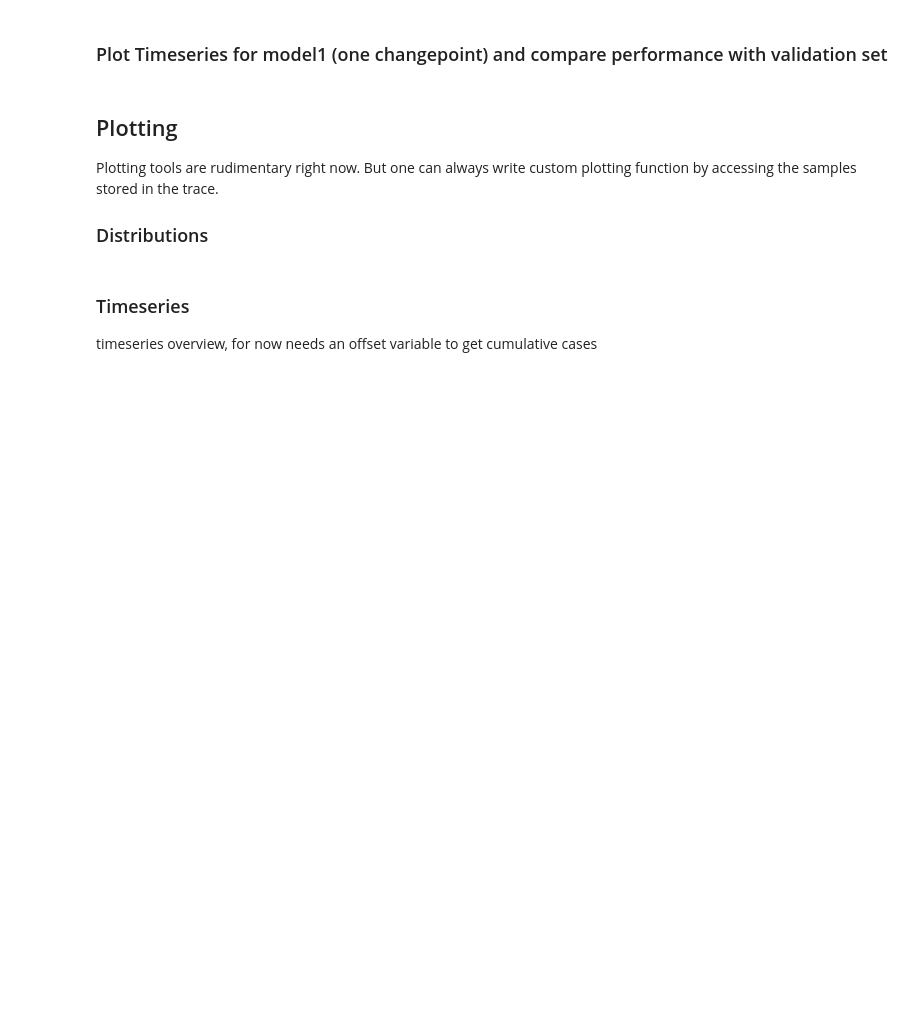
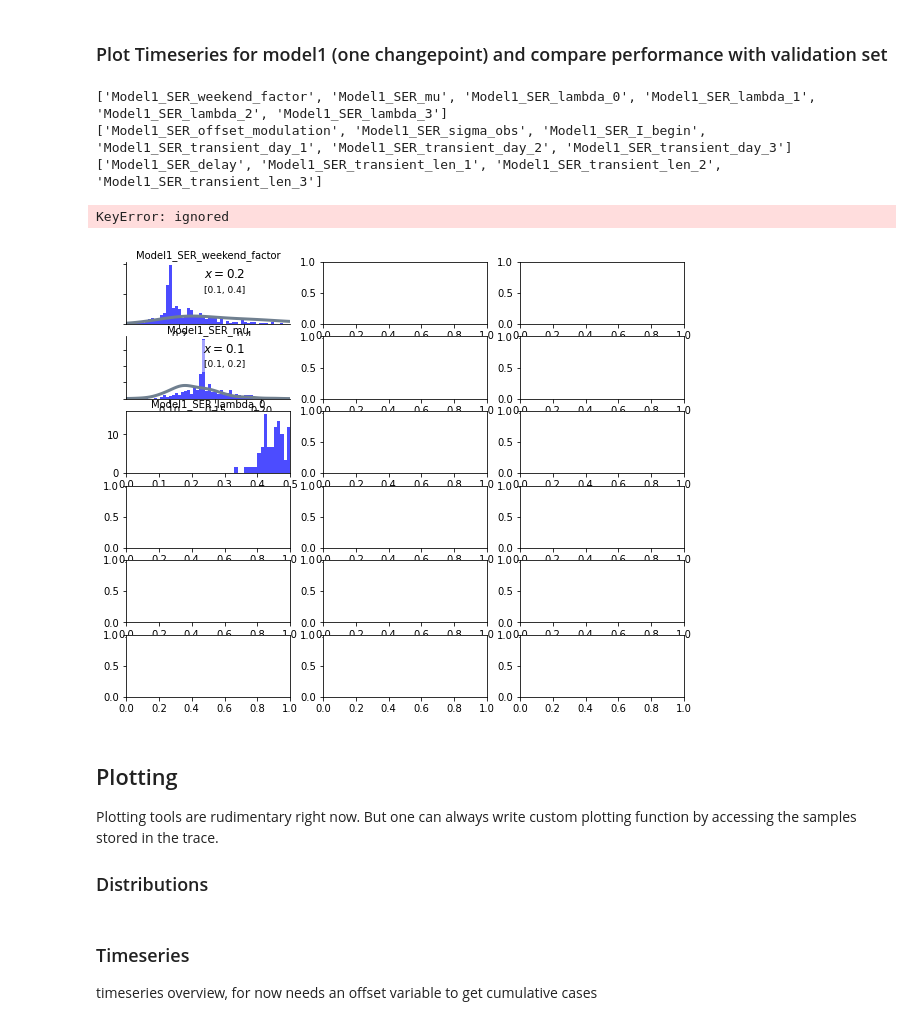
Before and after one commit to Patrick5455/Change-Point-Analysis-of-Covid19-Bayesian-Inference-SIR-SEIR-Modelling, a Jupyter notebook: dependencies/covid19_inference-master/scripts/interactive/example_one_bundesland.ipynb, the cells around one changed output. Cells and saved outputs as stored; diff of their text form; code cells hidden in the pictures; blank space fills up the shorter version.

```diff
--- a/dependencies/covid19_inference-master/scripts/interactive/example_one_bundesland.ipynb
+++ b/dependencies/covid19_inference-master/scripts/interactive/example_one_bundesland.ipynb
@@ -139,23 +148,3 @@ def plot_simpleTimeSeries(data,type_of_plot = 'data'):
   return fig
 # %% [markdown]
 #### Plot Posterior Parameters
-# %%
-def plot_distributions(model, model_trace, color=None):
-    fig, axes = plt.subplots(6, 3, figsize=(12, 6))
-    #axes[0, 2].set_visible(False)
-    #axes[1, 2].set_visible(False)
-    left_column = ["weekend_factor", "mu", "lambda_0", "lambda_1", "lambda_2", "lambda_3"]
-    mid_column = ["offset_modulation","sigma_obs","I_begin","transient_day_1","transient_day_2","transient_day_3"]
-    right_column =  ["delay", "transient_len_1", "transient_len_2", "transient_len_3"]
-
-    for idx, var in enumerate(left_column):
-        cov19.plot._distribution(model, trace, var, ax=axes[idx, 0], color=color)
-
-    for idx, var in enumerate(mid_column):
-        cov19.plot._distribution(model, trace, var, ax=axes[idx, 1], color=color)
-
-    for idx, var in enumerate(right_column):
-        cov19.plot._distribution(model, trace, var, ax=axes[idx+2, 2], color=color)
-
-    fig.tight_layout()
-    return fig
@@ -496,5 +607,13 @@ model1=save_load_modelTrace("rb", model1, modelTrace_name="model1.pickle")
 # %% [markdown]
 ### Plot Timeseries for model1 (one changepoint) and compare performance with validation set
+# %%
+plot_distributions(model=this_model,model_trace=model1, color='b')
+# %% [output]
+['Model1_SER_weekend_factor', 'Model1_SER_mu', 'Model1_SER_lambda_0', 'Model1_SER_lambda_1', 'Model1_SER_lambda_2', 'Model1_SER_lambda_3']
+['Model1_SER_offset_modulation', 'Model1_SER_sigma_obs', 'Model1_SER_I_begin', 'Model1_SER_transient_day_1', 'Model1_SER_transient_day_2', 'Model1_SER_transient_day_3']
+['Model1_SER_delay', 'Model1_SER_transient_len_1', 'Model1_SER_transient_len_2', 'Model1_SER_transient_len_3']
+KeyError: ignored
+[figure, added]
 # %% [markdown]
 
 ## Plotting
```
Also changed, not shown: parts of 15 cells of this notebook.
